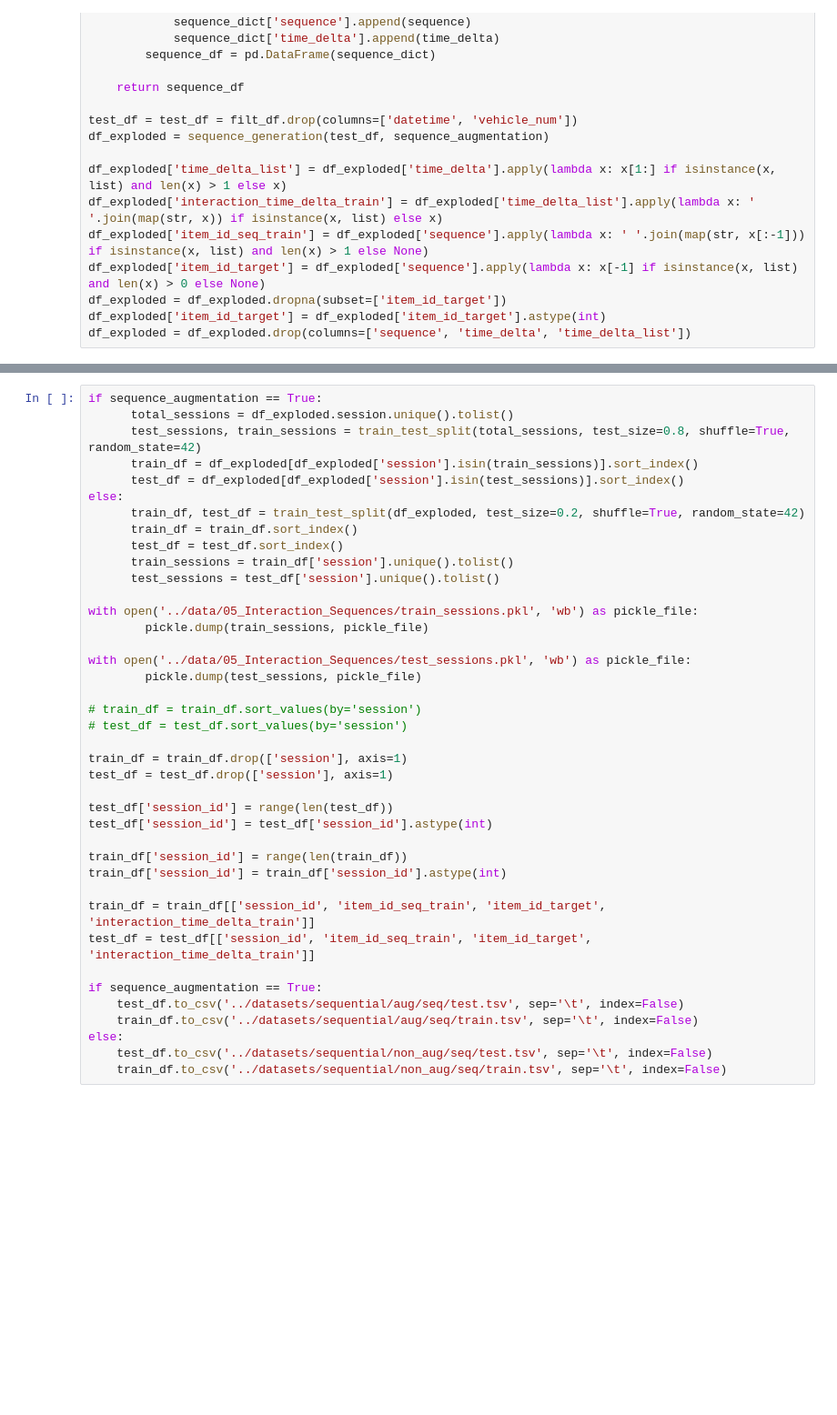
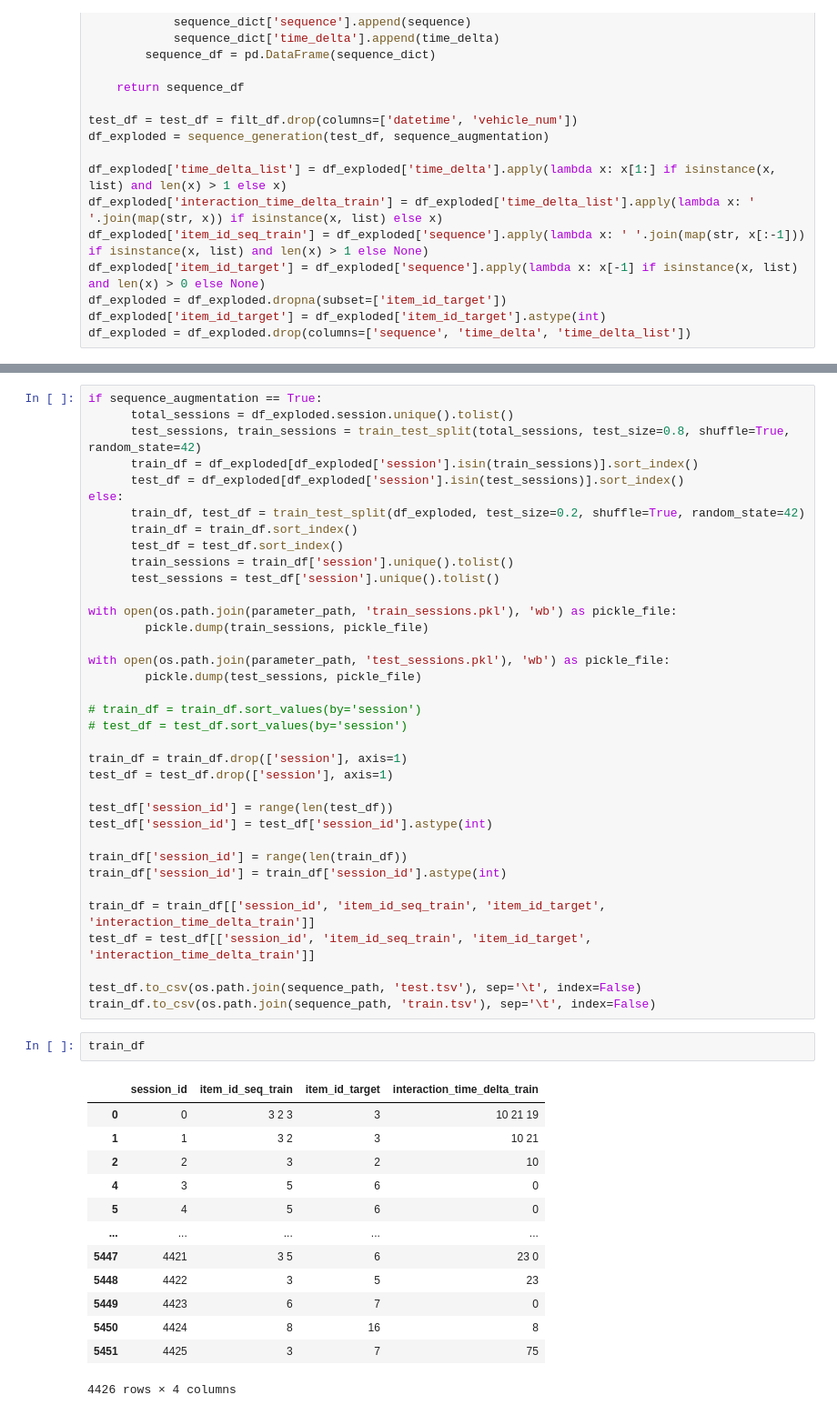
Before and after one commit to sreeragvn/CARSI-II-Master-Thesis-Context-Aware-Recsys, a Jupyter notebook: preprocessing/05_sequencing.ipynb, the cells around one changed output, grey strips where cells are left out. Shown at 91% size. Drawn from its saved outputs; the diff is of its cells as text; blank space fills up the shorter version.

```diff
--- a/preprocessing/05_sequencing.ipynb
+++ b/preprocessing/05_sequencing.ipynb
@@ -191,10 +188,10 @@ else:
       train_sessions = train_df['session'].unique().tolist()
       test_sessions = test_df['session'].unique().tolist()
 
-with open('../data/05_Interaction_Sequences/train_sessions.pkl', 'wb') as pickle_file:
+with open(os.path.join(parameter_path, 'train_sessions.pkl'), 'wb') as pickle_file:
         pickle.dump(train_sessions, pickle_file)
 
-with open('../data/05_Interaction_Sequences/test_sessions.pkl', 'wb') as pickle_file:
+with open(os.path.join(parameter_path, 'test_sessions.pkl'), 'wb') as pickle_file:
         pickle.dump(test_sessions, pickle_file)
 
 # train_df = train_df.sort_values(by='session')
@@ -212,10 +209,22 @@ train_df['session_id'] = train_df['session_id'].astype(int)
 train_df = train_df[['session_id', 'item_id_seq_train', 'item_id_target', 'interaction_time_delta_train']]
 test_df = test_df[['session_id', 'item_id_seq_train', 'item_id_target', 'interaction_time_delta_train']]
 
-if sequence_augmentation == True:
-    test_df.to_csv('../datasets/sequential/aug/seq/test.tsv', sep='\t', index=False)
-    train_df.to_csv('../datasets/sequential/aug/seq/train.tsv', sep='\t', index=False)
-else:
-    test_df.to_csv('../datasets/sequential/non_aug/seq/test.tsv', sep='\t', index=False)
-    train_df.to_csv('../datasets/sequential/non_aug/seq/train.tsv', sep='\t', index=False)
+test_df.to_csv(os.path.join(sequence_path, 'test.tsv'), sep='\t', index=False)
+train_df.to_csv(os.path.join(sequence_path, 'train.tsv'), sep='\t', index=False)
+# %%
+train_df
+# %% [output]
+|  | session_id | item_id_seq_train | item_id_target | interaction_time_delta_train |
+| 0 | 0 | 3 2 3 | 3 | 10 21 19 |
+| 1 | 1 | 3 2 | 3 | 10 21 |
+| 2 | 2 | 3 | 2 | 10 |
+| 4 | 3 | 5 | 6 | 0 |
+| 5 | 4 | 5 | 6 | 0 |
+| ... | ... | ... | ... | ... |
+| 5447 | 4421 | 3 5 | 6 | 23 0 |
+| 5448 | 4422 | 3 | 5 | 23 |
+| 5449 | 4423 | 6 | 7 | 0 |
+| 5450 | 4424 | 8 | 16 | 8 |
+| 5451 | 4425 | 3 | 7 | 75 |
+4426 rows × 4 columns
 # %%
```
Also changed, not shown: parts of 8 cells of this notebook, 21 other files.
